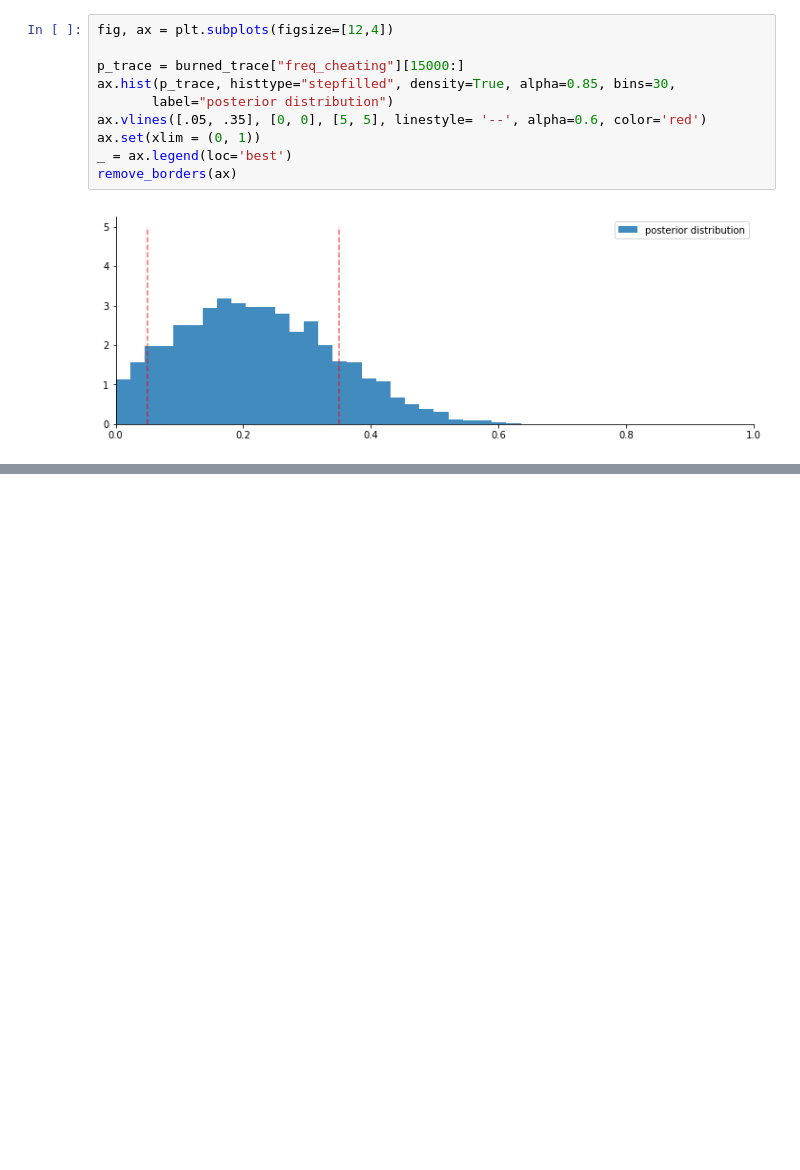
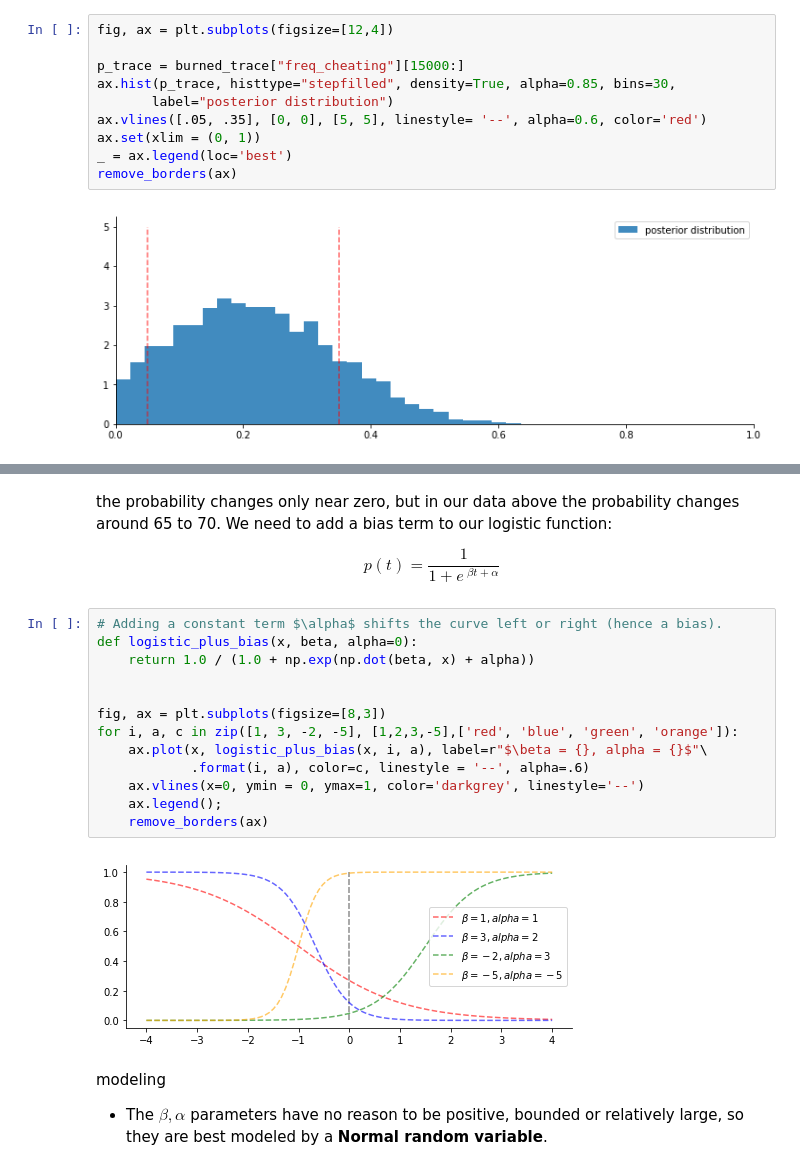
Before and after one commit to rmania/datascience, a Jupyter notebook: ml_models/2_0_Bayesian_models.ipynb, the cells around one changed output, grey strips where cells are left out. Saved outputs shown, nothing was run; the diff lists cells and outputs as text; blank space fills up the shorter version.

```diff
--- a/ml_models/2_0_Bayesian_models.ipynb
+++ b/ml_models/2_0_Bayesian_models.ipynb
@@ -531,0 +576,23 @@ remove_borders(ax)
+# %% [markdown]
+the probability changes only near zero, but in our data above the probability changes around 65 to 70. We need to add a bias term to our logistic function:
+
+$$p(t) = \frac{1}{ 1 + e^{ \;\beta t + \alpha } } $$
+# %%
+# Adding a constant term $\alpha$ shifts the curve left or right (hence a bias).
+def logistic_plus_bias(x, beta, alpha=0):
+    return 1.0 / (1.0 + np.exp(np.dot(beta, x) + alpha))
+
+
+fig, ax = plt.subplots(figsize=[8,3])
+for i, a, c in zip([1, 3, -2, -5], [1,2,3,-5],['red', 'blue', 'green', 'orange']):
+    ax.plot(x, logistic_plus_bias(x, i, a), label=r"$\beta = {}, alpha = {}$"\
+            .format(i, a), color=c, linestyle = '--', alpha=.6)
+    ax.vlines(x=0, ymin = 0, ymax=1, color='darkgrey', linestyle='--')
+    ax.legend();
+    remove_borders(ax)
+# %% [output]
+[figure, added]
+# %% [markdown]
+modeling
+
+- The $\beta, \alpha$ parameters have no reason to be positive, bounded or relatively large, so they are best modeled by a **Normal random variable**.
```
Also changed, not shown: parts of 17 cells of this notebook.
